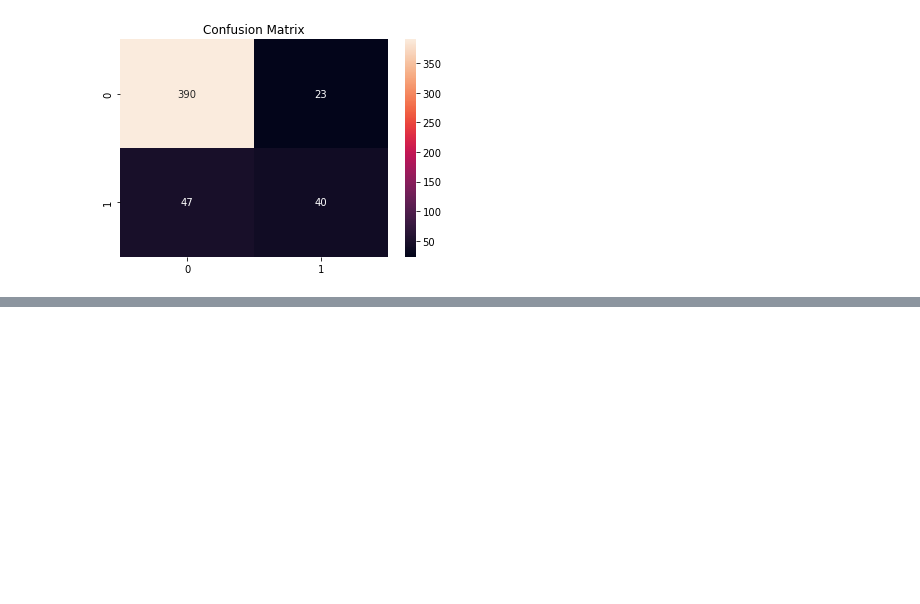
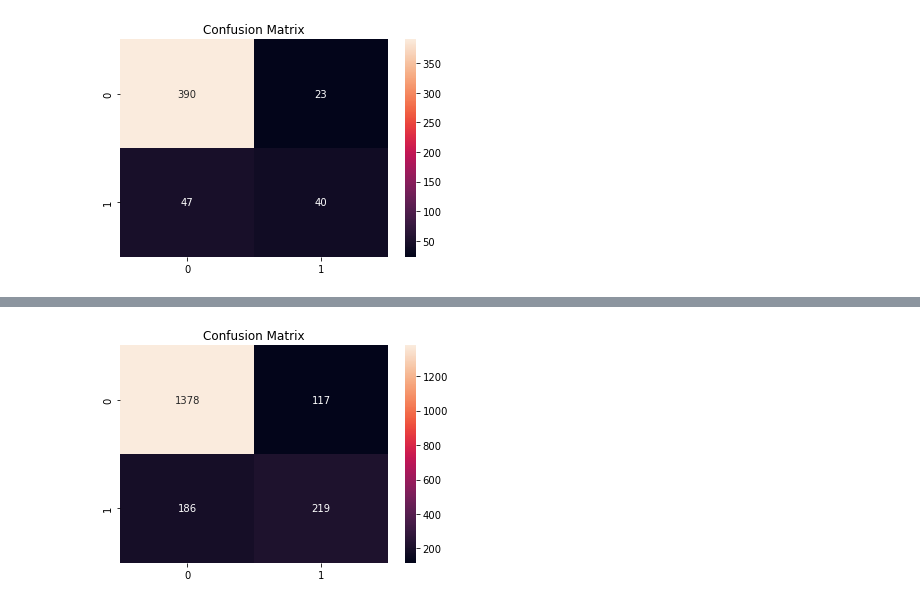
Before and after one commit to olihofmann/cas-aml, a Jupyter notebook: customer-churn-prediction/classical_algorithms.ipynb, the cells around one changed output, grey strips where cells are left out. Saved outputs shown, nothing was run; the diff lists cells and outputs as text; code cells hidden in the pictures; blank space fills up the shorter version.

Commit message:
Add gridsearch for random forest

```diff
--- a/customer-churn-prediction/classical_algorithms.ipynb
+++ b/customer-churn-prediction/classical_algorithms.ipynb
@@ -452,0 +455,10 @@ plt.show()
+# %%
+param_grid = {
+    "n_estimators": [200, 300, 500, 800],
+    "max_features": ["auto", "sqrt", "log2"],
+    "max_depth" : [4, 5, 6, 7, 8, 10, 15],
+    "criterion" :["gini", "entropy"]
+}
+
+grid_search_rf = GridSearchCV(estimator=random_forest, param_grid=param_grid, cv=5)
+grid_search_rf.fit(X_train_onehot, y_train_resample)
@@ -452,0 +480,3 @@ plt.show()
+# %%
+random_forest = RandomForestClassifier(criterion="gini", max_depth=15, max_features="auto", n_estimators=800, random_state=42)
+random_forest.fit(X_train_onehot, y_train_resample)
@@ -452,0 +485,3 @@ plt.show()
+# %%
+y_pred_rf = random_forest.predict(X_test_onehot)
+print(classification_report(y_test, y_pred_rf))
@@ -452,0 +497,7 @@ plt.show()
+# %%
+con_matrix = confusion_matrix(y_test, y_pred_rf)
+sns.heatmap(con_matrix, annot=True, fmt="d")
+plt.title("Confusion Matrix")
+plt.show()
+# %% [output]
+[figure, added]
```
Also changed, not shown: parts of 8 cells of this notebook.
